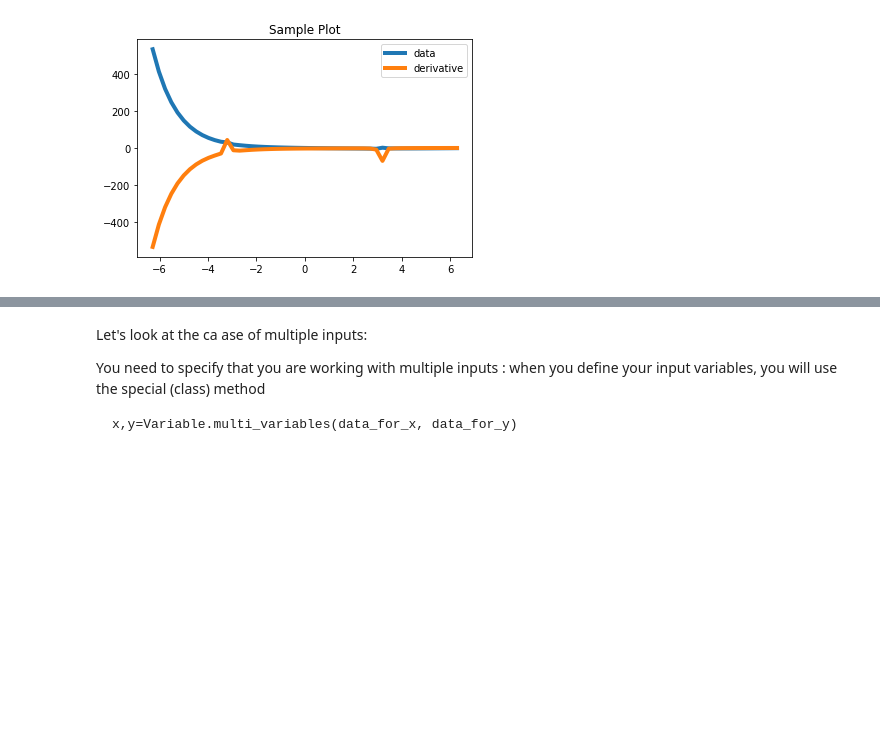
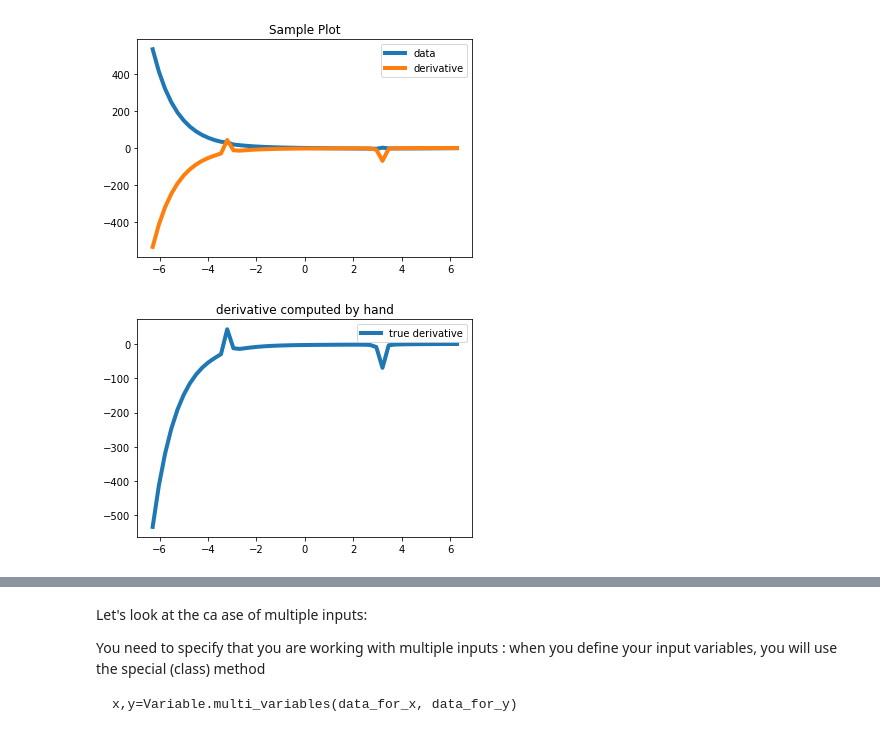
Before and after one commit to cs207-project-group4/cs207-FinalProject, a Jupyter notebook: notebooks/Demo_Notebook.ipynb, the cells around one changed output, grey strips where cells are left out. Saved outputs shown, nothing was run; the diff lists cells and outputs as text; code cells hidden in the pictures; blank space fills up the shorter version.

```diff
--- a/notebooks/Demo_Notebook.ipynb
+++ b/notebooks/Demo_Notebook.ipynb
@@ -168,3 +168,21 @@ plt.legend()
 plt.show()
 # %% [output]
 [figure]
+# %%
+def true_derivative(x):
+    t1=np.cos(x+3)*np.cos(x/2)
+    t2=np.sin(x+3)*np.sin(x/2)/2
+    t3=(t1+t2)/(np.cos(x/2)**2)
+    t4=-np.exp(-x)
+    return(t3+t4)
+
+v_true_derivative=np.vectorize(true_derivative)
+# %%
+input_x=np.linspace(-2 * np.pi, 2 * np.pi)
+true_grads = v_true_derivative(input_x)
+plt.plot(input_x, true_grads, label='true derivative')
+plt.title('derivative computed by hand')
+plt.legend()
+plt.show()
+# %% [output]
+[figure, added]
```
Also changed, not shown: parts of 5 cells of this notebook, 1 other file.
